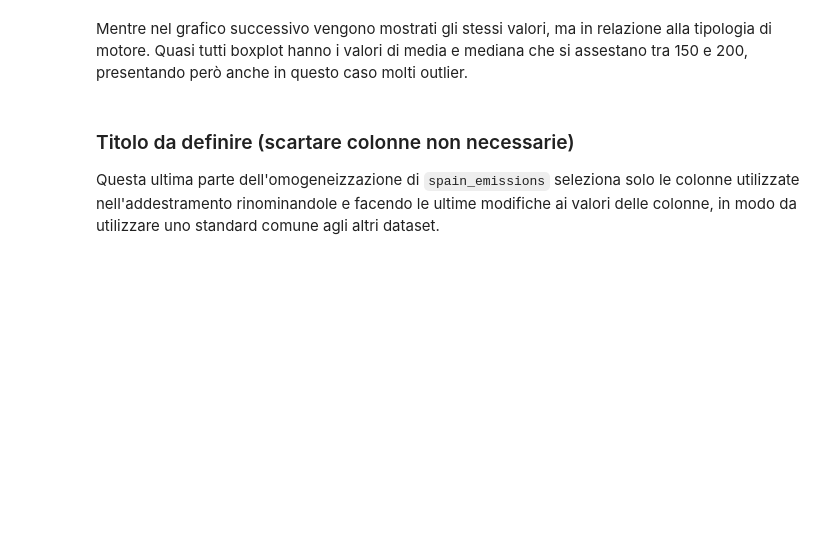
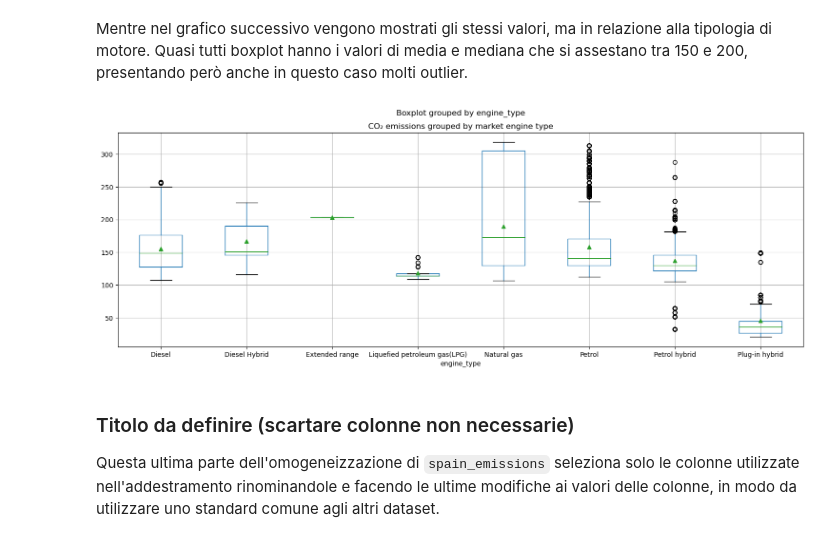
Before and after one commit to francesco-zatto/dia-project, a Jupyter notebook: car_emissions.ipynb, the cells around one changed output. Cells and saved outputs as stored; diff of their text form; code cells hidden in the pictures; blank space fills up the shorter version.

Commit message:
Reinserted engine type boxplot

```diff
--- a/car_emissions.ipynb
+++ b/car_emissions.ipynb
@@ -325,6 +325,10 @@ spain_emissions.boxplot(column="emissions_gCO2_km", by="market_segment", showmea
 [figure]
 # %% [markdown]
 Mentre nel grafico successivo vengono mostrati gli stessi valori, ma in relazione alla tipologia di motore. Quasi tutti boxplot hanno i valori di media e mediana che si assestano tra 150 e 200, presentando però anche in questo caso molti outlier.
+# %%
+spain_emissions.boxplot(column="emissions_gCO2_km", by="engine_type", showmeans=True, figsize=(18, 6)).set_title("CO\u2082 emissions grouped by market engine type");
+# %% [output]
+[figure, added]
 # %% [markdown]
 ### Titolo da definire (scartare colonne non necessarie)
 Questa ultima parte dell'omogeneizzazione di `spain_emissions` seleziona solo le colonne utilizzate nell'addestramento rinominandole e facendo le ultime modifiche ai valori delle colonne, in modo da utilizzare uno standard comune agli altri dataset.
```
